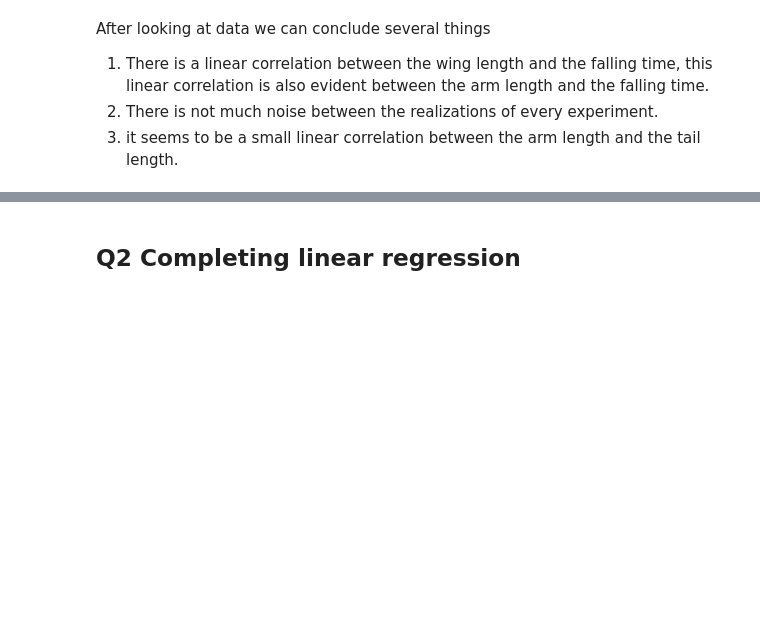
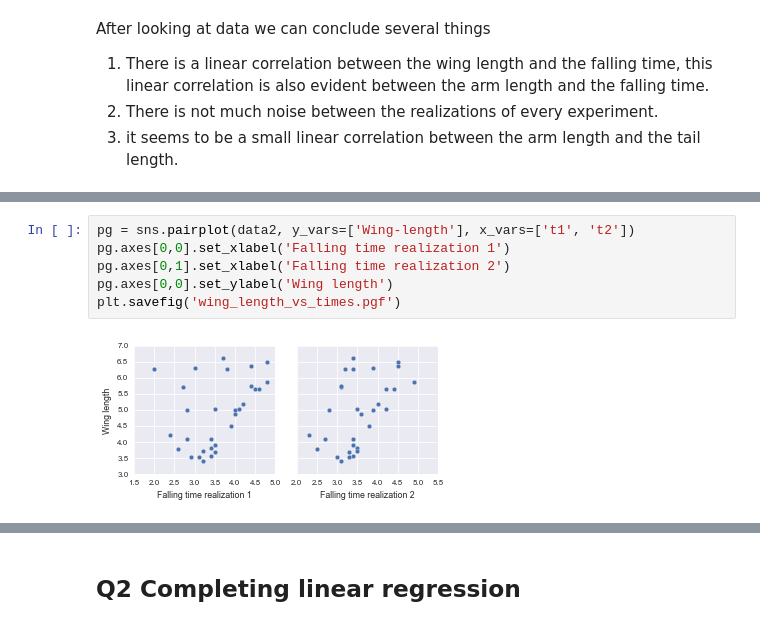
Before and after one commit to ggutierrez/SMFO, a Jupyter notebook: lab1/Lab1LinearRegression.ipynb, the cells around one changed output, grey strips where cells are left out. Drawn from its saved outputs; the diff is of its cells as text; blank space fills up the shorter version.

```diff
--- a/lab1/Lab1LinearRegression.ipynb
+++ b/lab1/Lab1LinearRegression.ipynb
@@ -36,0 +62,8 @@ After looking at data we can conclude several things
+# %%
+pg = sns.pairplot(data2, y_vars=['Wing-length'], x_vars=['t1', 't2'])
+pg.axes[0,0].set_xlabel('Falling time realization 1')
+pg.axes[0,1].set_xlabel('Falling time realization 2')
+pg.axes[0,0].set_ylabel('Wing length')
+plt.savefig('wing_length_vs_times.pgf')
+# %% [output]
+[figure, added]
```
Also changed, not shown: parts of 8 cells of this notebook, 4 other files.
